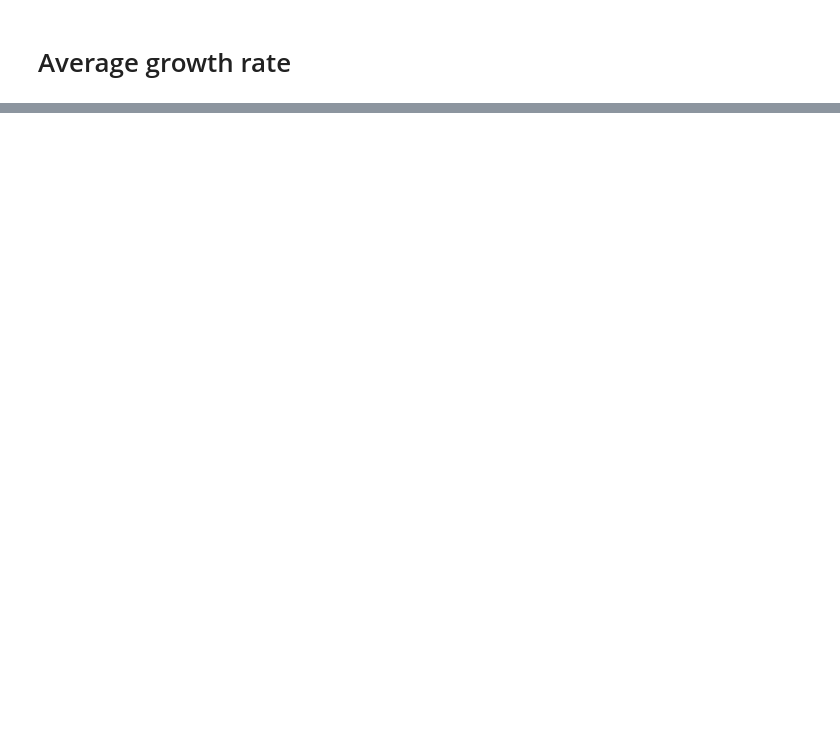
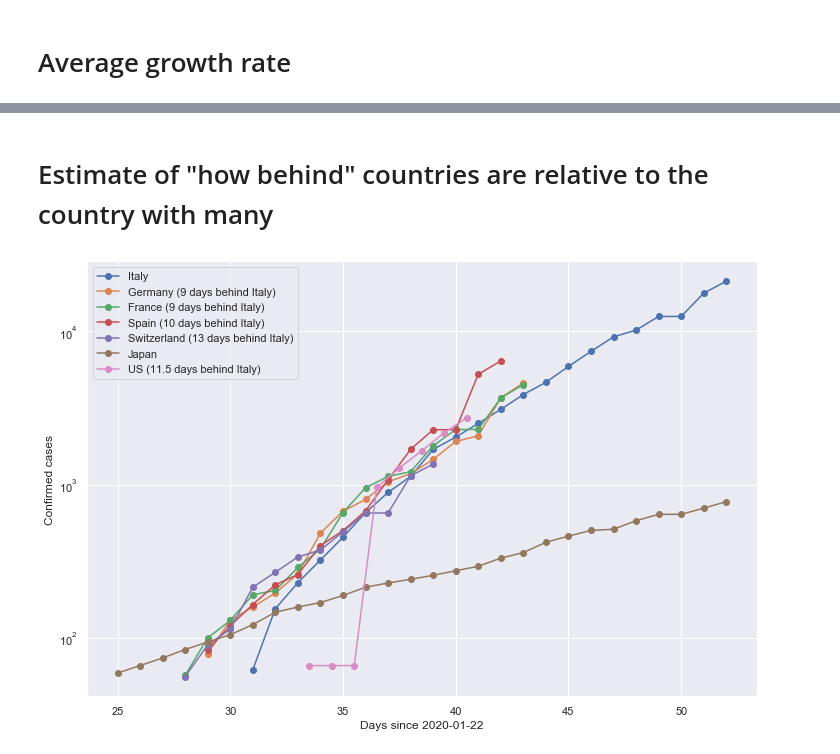
Before and after one commit to torresmateo/covid19, a Jupyter notebook: Estimators.ipynb, the cells around one changed output, grey strips where cells are left out. Saved outputs shown, nothing was run; the diff lists cells and outputs as text; code cells hidden in the pictures; blank space fills up the shorter version.

Commit message:
added a calculator for how many days behind

```diff
--- a/Estimators.ipynb
+++ b/Estimators.ipynb
@@ -135,0 +167,31 @@ for c in south_america:
+# %% [markdown]
+# Estimate of "how behind" countries are relative to the country with many
+# %%
+# reproduce facebook plot
+countries = ['Italy', 'Germany', 'France', 'Spain', 'Switzerland', 'Japan', 'US']
+#countries = ['Italy', 'Germany', 'Spain', 'Switzerland', 'Japan']
+offset = {'Italy':0,
+          'Germany':9,
+          'Spain':10,
+          'Switzerland':13,
+          'Japan':0,
+          'France':9,
+          'US':11.5,
+          'UK':13.5
+         }
+# %%
+for c in countries:
+    df_c = df[(df['country_region'] == c) & (df.Date <= datetime.datetime(2020, 9,3))].sort_values('Date')
+    X = np.array(list(range(df_c.shape[0]))).reshape(-1,1)
+    y = df_c.Confirmed.to_numpy()
+    lab = f'{c} ({offset[c]} days behind Italy)' if c not in ['Italy', 'Japan'] else f'{c}'
+    plt.plot(X[y>50]-offset[c], y[y>50], marker='o',label=lab)
+    #plt.plot(X[y>50], y[y>50], marker='o',label=lab + 'NO OFFSET')
+#    plt.plot(X-offset[c], y, marker='o',label=lab)
+plt.legend(loc='upper left')
+plt.ylabel('Confirmed cases')
+plt.xlabel('Days since 2020-01-22')
+plt.yscale('log')
+plt.show()
+# %% [output]
+[figure, added]
```
Also changed, not shown: parts of 14 cells of this notebook, 1 other file.
